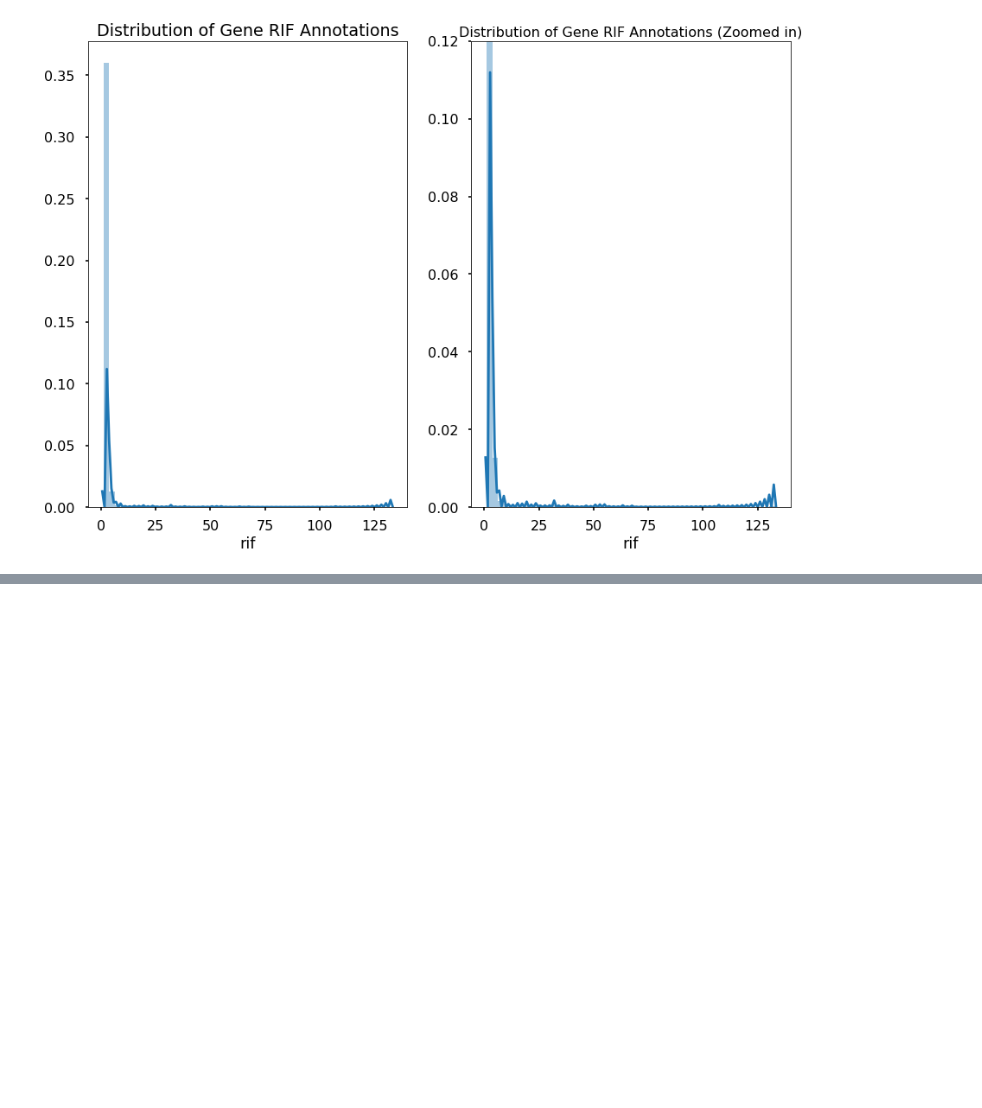
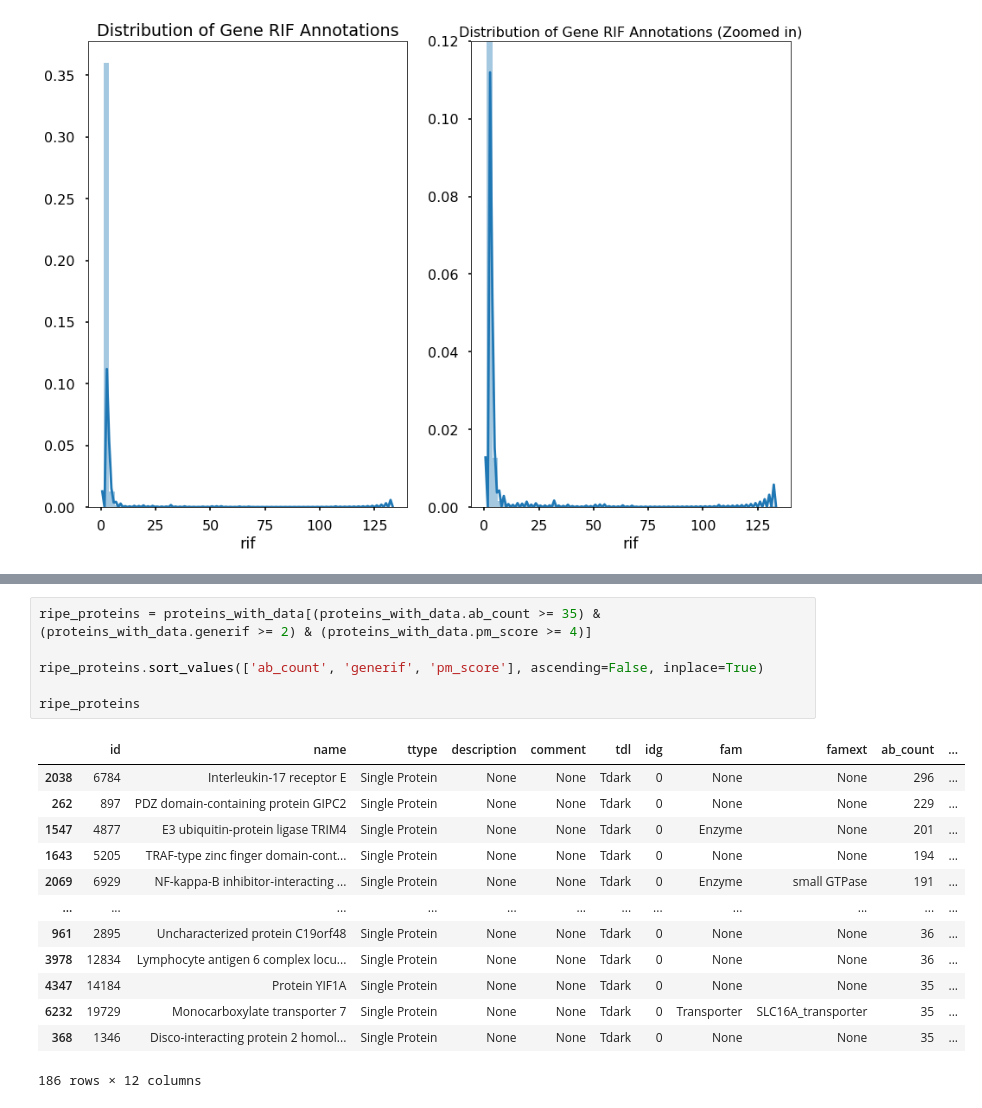
Before and after one commit to jbofill10/Pharos-Target-Examination, a Jupyter notebook: Visualizations.ipynb, the cells around one changed output, grey strips where cells are left out. Cells and saved outputs as stored; diff of their text form; blank space fills up the shorter version.

```diff
--- a/Visualizations.ipynb
+++ b/Visualizations.ipynb
@@ -208,0 +204,20 @@ plt.tight_layout()
+# %%
+ripe_proteins = proteins_with_data[(proteins_with_data.ab_count >= 35) & (proteins_with_data.generif >= 2) & (proteins_with_data.pm_score >= 4)]
+
+ripe_proteins.sort_values(['ab_count', 'generif', 'pm_score'], ascending=False, inplace=True)
+
+ripe_proteins
+# %% [output]
+|  | id | name | ttype | description | comment | tdl | idg | fam | famext | ab_count | ... |
+| 2038 | 6784 | Interleukin-17 receptor E | Single Protein | None | None | Tdark | 0 | None | None | 296 | ... |
+| 262 | 897 | PDZ domain-containing protein GIPC2 | Single Protein | None | None | Tdark | 0 | None | None | 229 | ... |
+| 1547 | 4877 | E3 ubiquitin-protein ligase TRIM4 | Single Protein | None | None | Tdark | 0 | Enzyme | None | 201 | ... |
+| 1643 | 5205 | TRAF-type zinc finger domain-cont... | Single Protein | None | None | Tdark | 0 | None | None | 194 | ... |
+| 2069 | 6929 | NF-kappa-B inhibitor-interacting ... | Single Protein | None | None | Tdark | 0 | Enzyme | small GTPase | 191 | ... |
+| ... | ... | ... | ... | ... | ... | ... | ... | ... | ... | ... | ... |
+| 961 | 2895 | Uncharacterized protein C19orf48 | Single Protein | None | None | Tdark | 0 | None | None | 36 | ... |
+| 3978 | 12834 | Lymphocyte antigen 6 complex locu... | Single Protein | None | None | Tdark | 0 | None | None | 36 | ... |
+| 4347 | 14184 | Protein YIF1A | Single Protein | None | None | Tdark | 0 | None | None | 35 | ... |
+| 6232 | 19729 | Monocarboxylate transporter 7 | Single Protein | None | None | Tdark | 0 | Transporter | SLC16A_transporter | 35 | ... |
+| 368 | 1346 | Disco-interacting protein 2 homol... | Single Protein | None | None | Tdark | 0 | None | None | 35 | ... |
+186 rows × 12 columns
```
Also changed, not shown: parts of 10 cells of this notebook.
